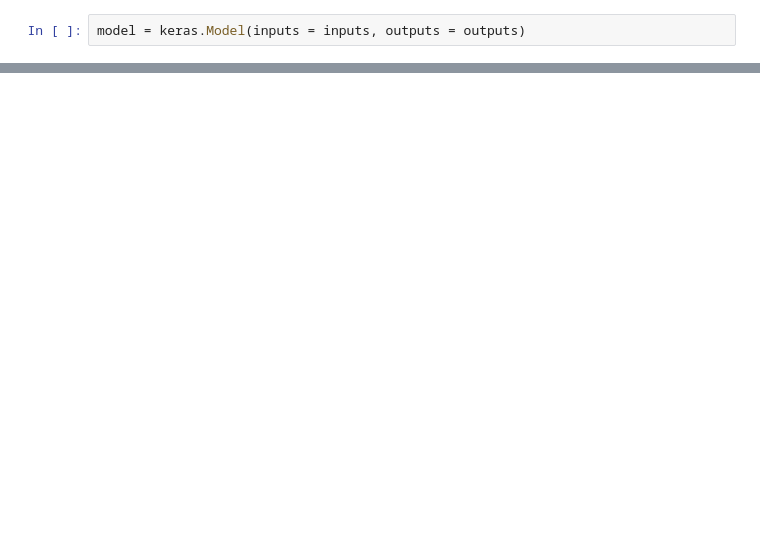
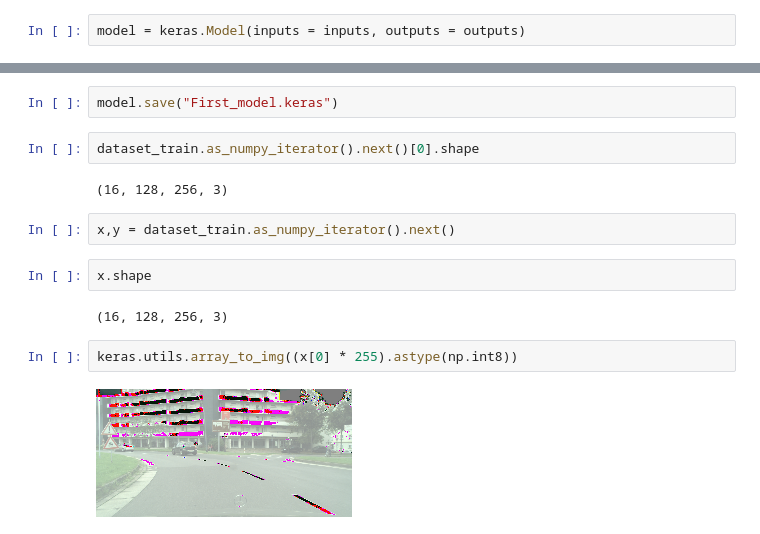
Before and after one commit to Ishan130803/Semantic-Segmentation-Cityscapes, a Jupyter notebook: CityScape_Segmentation.ipynb, the cells around one changed output, grey strips where cells are left out. Drawn from its saved outputs; the diff is of its cells as text; blank space fills up the shorter version.

```diff
--- a/CityScape_Segmentation.ipynb
+++ b/CityScape_Segmentation.ipynb
@@ -749,0 +838,16 @@ model.fit(
+# %%
+model.save("First_model.keras")
+# %%
+dataset_train.as_numpy_iterator().next()[0].shape
+# %% [output]
+(16, 128, 256, 3)
+# %%
+x,y = dataset_train.as_numpy_iterator().next()
+# %%
+x.shape
+# %% [output]
+(16, 128, 256, 3)
+# %%
+keras.utils.array_to_img((x[0] * 255).astype(np.int8))
+# %% [output]
+[figure, added]
```
Also changed, not shown: parts of 36 cells of this notebook.
